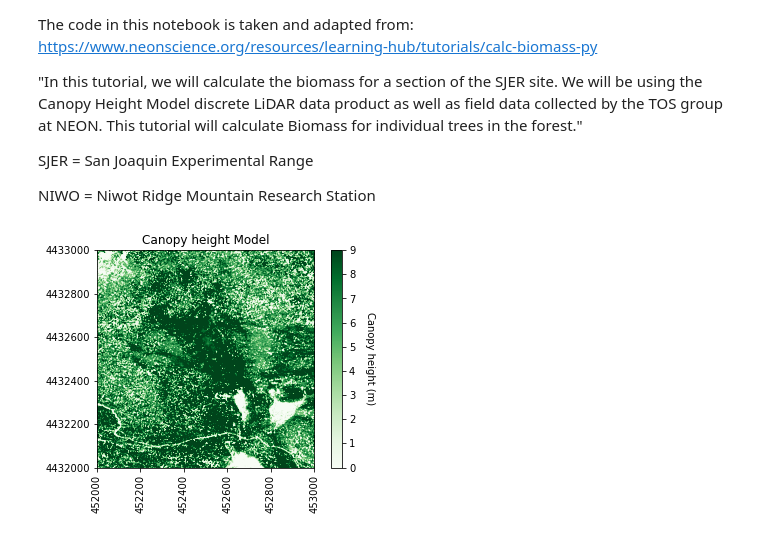
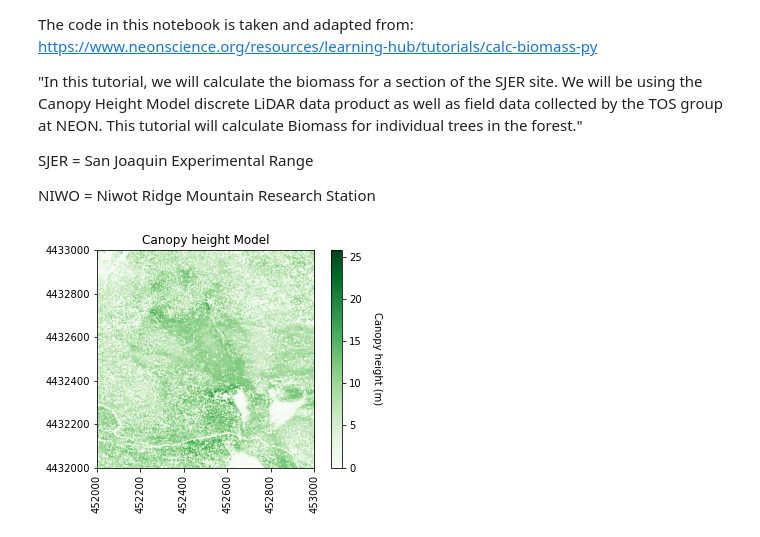
Before and after one commit to vscholl/neon_carbon_estimate, a Jupyter notebook: chm_to_biomass.ipynb, the cells around one changed output. Drawn from its saved outputs; the diff is of its cells as text; code cells hidden in the pictures.

Commit message:
updated CHM plot to scale colors
between the min and max height in CHM instead of static values of 0 and 9 in tutorial

```diff
--- a/chm_to_biomass.ipynb
+++ b/chm_to_biomass.ipynb
@@ -78,13 +78,21 @@ yMax = mapinfo_chm[3]
 xMax = xMin + chm_dataset.RasterXSize/mapinfo_chm[1]
 yMin = yMax + chm_dataset.RasterYSize/mapinfo_chm[5]
 image_extent = (xMin,xMax,yMin,yMax)
+# %%
+# Find min and max height values in the CHM image
+chm_stats = chm_raster.ComputeStatistics(0)
+chm_metadata = chm_raster.GetMetadata()
+
+
+chm_min_height = chm_stats[0]
+chm_max_height = chm_stats[1]
 # %%
 # Plot the original CHM
 plt.figure(1)
 chm_array = chm_raster.ReadAsArray(0,0,cols_chm,rows_chm).astype(np.float)
 
 # Plot the CHM figure
-plot_band_array(chm_array,image_extent,'Canopy height Model','Canopy height (m)','Greens',[0, 9])
+plot_band_array(chm_array,image_extent,'Canopy height Model','Canopy height (m)','Greens',[chm_min_height, chm_max_height])
 plt.savefig(just_chm_file_split[0]+'_'+just_chm_file_split[1]+'_'+just_chm_file_split[2]+'_'+just_chm_file_split[3]+'_'+just_chm_file_split[4]+'_'+just_chm_file_split[5]+'_'+'CHM.png',dpi=300,orientation='landscape',bbox_inches='tight',pad_inches=0.1)
 # %% [output]
-[figure, old version]
+[figure, new version]
```
